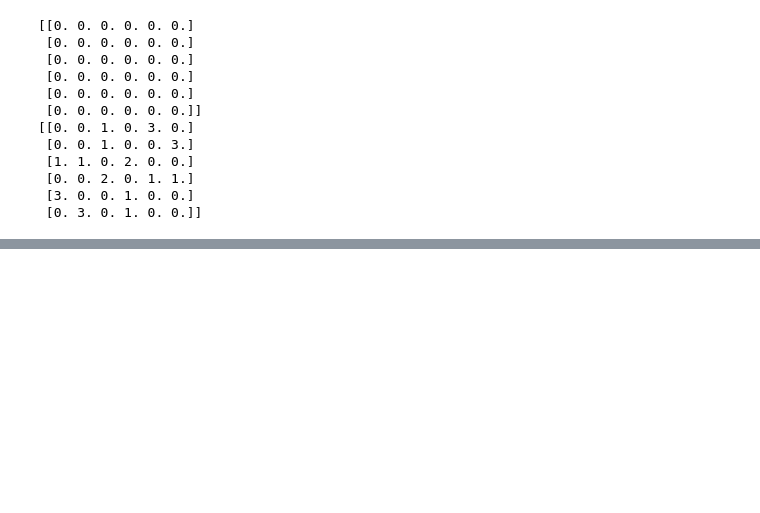
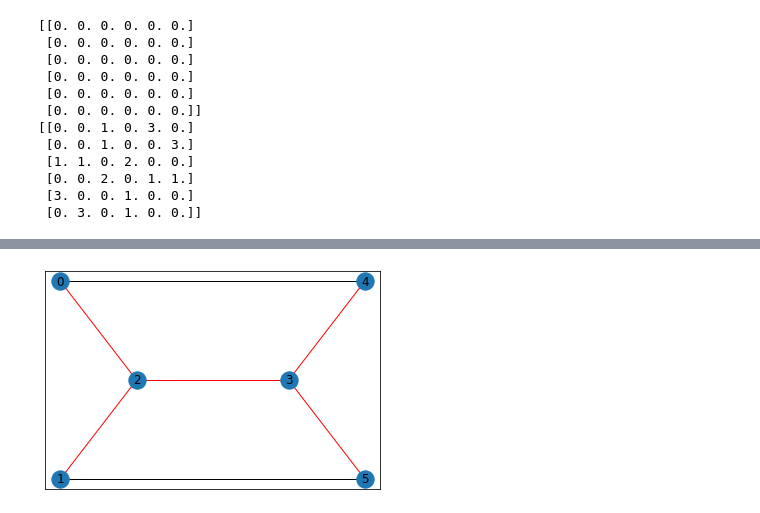
Before and after one commit to maxoblein/cyclenetworks, a Jupyter notebook: chapter4.ipynb, the cells around one changed output, grey strips where cells are left out. Saved outputs shown, nothing was run; the diff lists cells and outputs as text; code cells hidden in the pictures; blank space fills up the shorter version.

```diff
--- a/chapter4.ipynb
+++ b/chapter4.ipynb
@@ -94,0 +194,12 @@ print(gAdjusted.edges(data = True))
+# %%
+budget = 6
+nBatches = 1
+omega = 3
+
+print(gCycleDesignated.edges(data=True))
+
+print(' ')
+
+gUpgraded = upgrade_graph(gCycleDesignated,odPairs,demands,budget,nBatches,omega)
+print(' ')
+print(gUpgraded.edges(data=True))
@@ -94,0 +229,5 @@ print(gAdjusted.edges(data = True))
+# %%
+#draw network after upgrade#
+nx.draw_networkx(gUpgraded, pos=pos, edge_color = colourPost)
+# %% [output]
+[figure, added]
```
Also changed, not shown: parts of 21 cells of this notebook, 5 other files.
